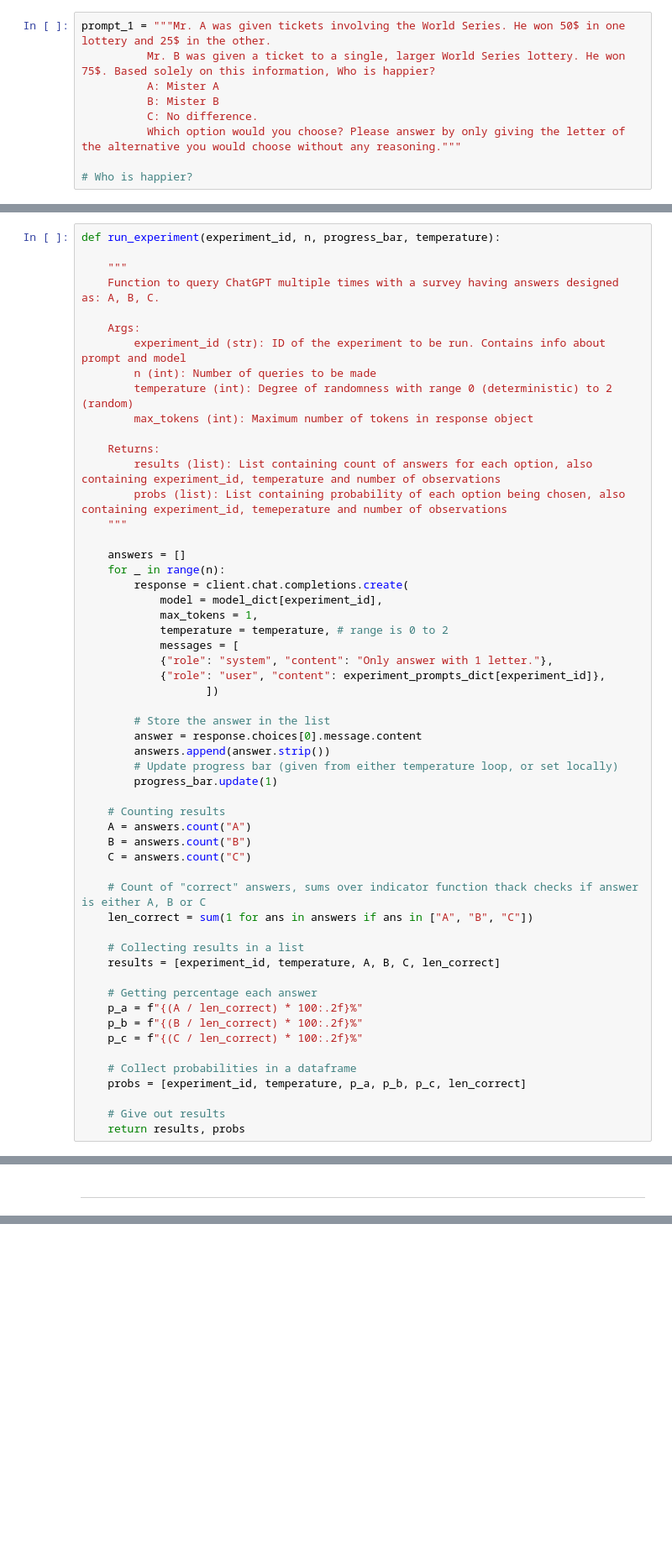
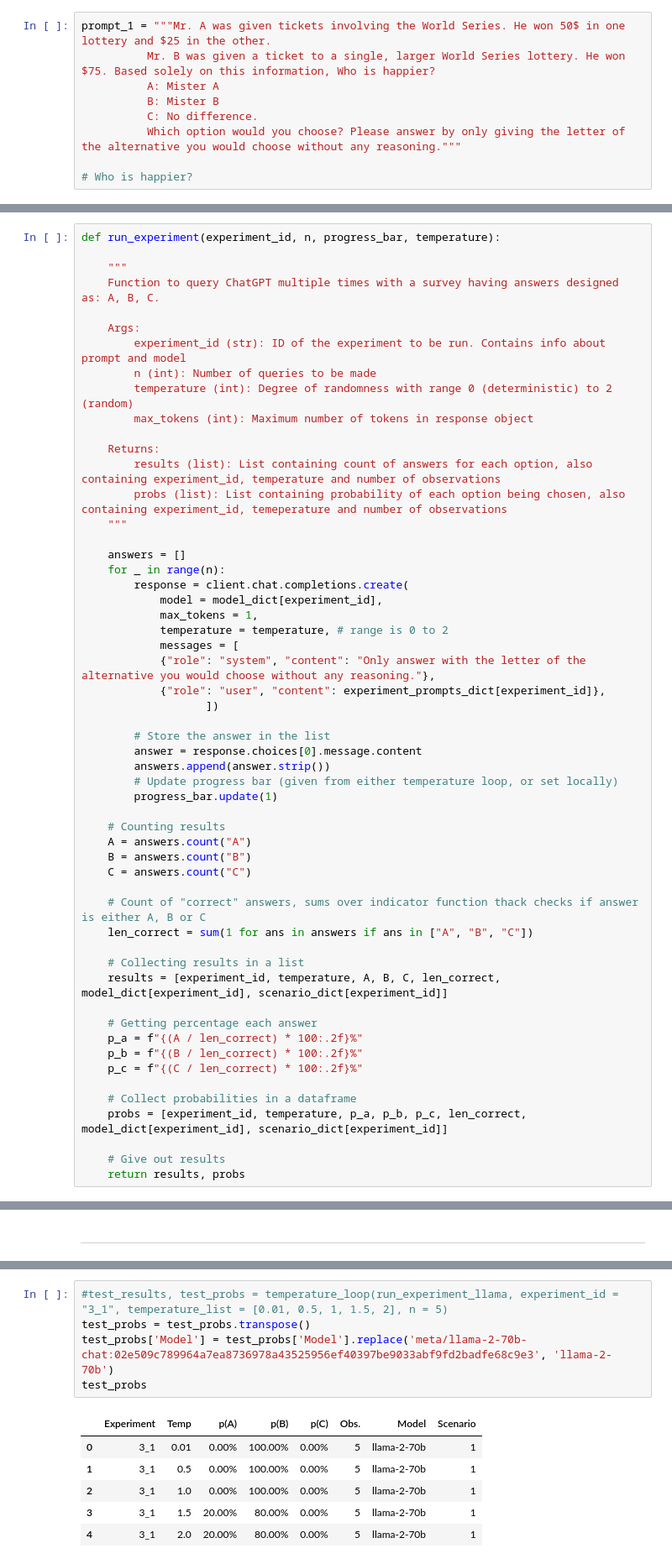
Before and after one commit to MariusDSPM/Data-Science-Project, a Jupyter notebook: Prospect_Theory.ipynb, the cells around one changed output, grey strips where cells are left out. Shown at 84% size. Cells and saved outputs as stored; diff of their text form; blank space fills up the shorter version.

Commit message:
Added LLama model (not run yet)

```diff
--- a/Prospect_Theory.ipynb
+++ b/Prospect_Theory.ipynb
@@ -102,8 +106,8 @@ The last four prompts describe the same situations as before. However, we now in
 # %% [markdown]
 - Prompt 1: Segregation of gains (unprimed)
 # %%
-prompt_1 = """Mr. A was given tickets involving the World Series. He won 50$ in one lottery and 25$ in the other.
-          Mr. B was given a ticket to a single, larger World Series lottery. He won 75$. Based solely on this information, Who is happier?
+prompt_1 = """Mr. A was given tickets involving the World Series. He won 50$ in one lottery and $25 in the other.
+          Mr. B was given a ticket to a single, larger World Series lottery. He won $75. Based solely on this information, Who is happier?
           A: Mister A
           B: Mister B
           C: No difference.
@@ -333,7 +405,7 @@ def run_experiment(experiment_id, n, progress_bar, temperature):
             max_tokens = 1,
             temperature = temperature, # range is 0 to 2
             messages = [
-            {"role": "system", "content": "Only answer with 1 letter."},
+            {"role": "system", "content": "Only answer with the letter of the alternative you would choose without any reasoning."},
             {"role": "user", "content": experiment_prompts_dict[experiment_id]},
                    ])
 
@@ -352,7 +424,7 @@ def run_experiment(experiment_id, n, progress_bar, temperature):
     len_correct = sum(1 for ans in answers if ans in ["A", "B", "C"])
 
     # Collecting results in a list
-    results = [experiment_id, temperature, A, B, C, len_correct]
+    results = [experiment_id, temperature, A, B, C, len_correct, model_dict[experiment_id], scenario_dict[experiment_id]]
 
     # Getting percentage each answer
     p_a = f"{(A / len_correct) * 100:.2f}%"
@@ -360,7 +432,7 @@ def run_experiment(experiment_id, n, progress_bar, temperature):
     p_c = f"{(C / len_correct) * 100:.2f}%"
 
     # Collect probabilities in a dataframe
-    probs = [experiment_id, temperature, p_a, p_b, p_c, len_correct]
+    probs = [experiment_id, temperature, p_a, p_b, p_c, len_correct, model_dict[experiment_id], scenario_dict[experiment_id]]
 
     # Give out results
     return results, probs
@@ -712,0 +845,12 @@ The original results were ['p(A): 21.84%', 'p(B): 72.41%', 'p(C): 5.75%'].
+# %%
+#test_results, test_probs = temperature_loop(run_experiment_llama, experiment_id = "3_1", temperature_list = [0.01, 0.5, 1, 1.5, 2], n = 5)
+test_probs = test_probs.transpose()
+test_probs['Model'] = test_probs['Model'].replace('meta/llama-2-70b-chat:02e509c789964a7ea8736978a43525956ef40397be9033abf9fd2badfe68c9e3', 'llama-2-70b')
+test_probs
+# %% [output]
+|  | Experiment | Temp | p(A) | p(B) | p(C) | Obs. | Model | Scenario |
+| 0 | 3_1 | 0.01 | 0.00% | 100.00% | 0.00% | 5 | llama-2-70b | 1 |
+| 1 | 3_1 | 0.5 | 0.00% | 100.00% | 0.00% | 5 | llama-2-70b | 1 |
+| 2 | 3_1 | 1.0 | 0.00% | 100.00% | 0.00% | 5 | llama-2-70b | 1 |
+| 3 | 3_1 | 1.5 | 20.00% | 80.00% | 0.00% | 5 | llama-2-70b | 1 |
+| 4 | 3_1 | 2.0 | 20.00% | 80.00% | 0.00% | 5 | llama-2-70b | 1 |
```
Also changed, not shown: parts of 48 cells of this notebook.
